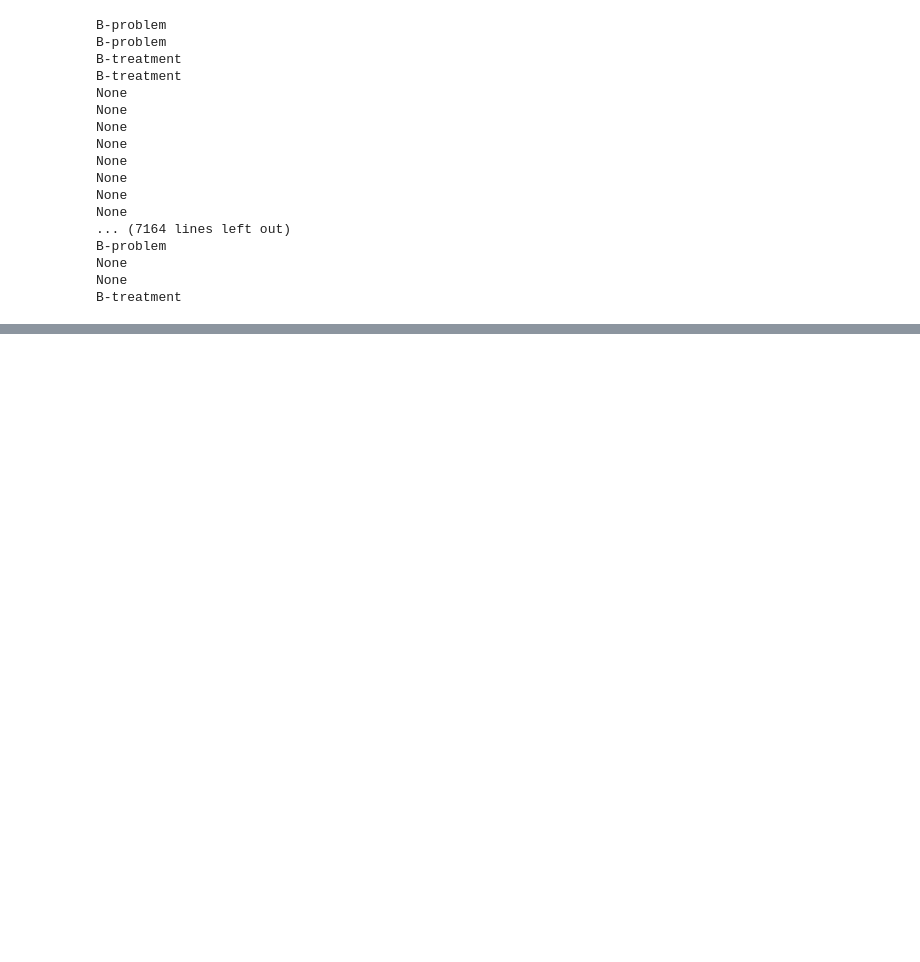
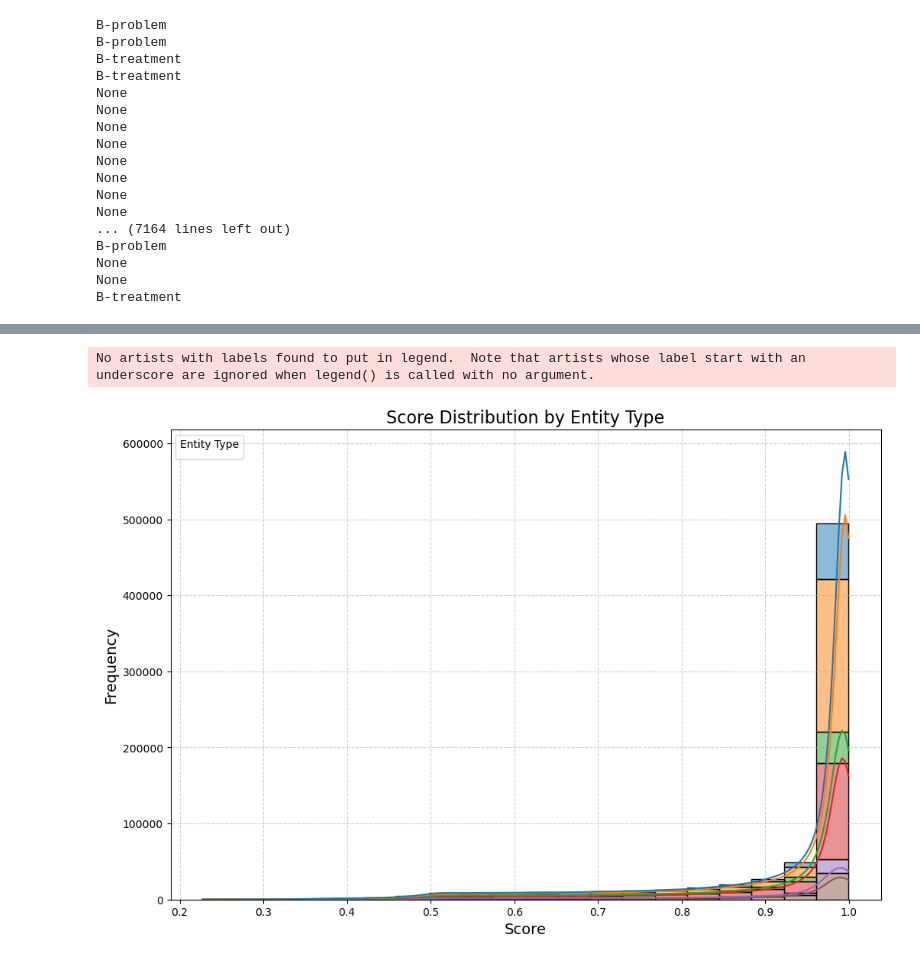
Before and after one commit to rmr284/NLP_project, a Jupyter notebook: task_3.ipynb, the cells around one changed output, grey strips where cells are left out. Drawn from its saved outputs; the diff is of its cells as text; code cells hidden in the pictures; blank space fills up the shorter version.

```diff
--- a/task_3.ipynb
+++ b/task_3.ipynb
@@ -320,0 +417,22 @@ B-treatment
+# %%
+import matplotlib.pyplot as plt
+import seaborn as sns
+import pandas as pd
+
+# Assuming `entities` is a list of dictionaries with "entity" and "score" as keys
+df = pd.DataFrame(entities)
+
+# Plot the histogram for each entity type
+plt.figure(figsize=(12, 8))
+sns.histplot(data=df, x="score", hue="entity", bins=20, kde=True, palette="tab10", multiple="stack")
+
+# Customize the plot
+plt.title("Score Distribution by Entity Type", fontsize=16)
+plt.xlabel("Score", fontsize=14)
+plt.ylabel("Frequency", fontsize=14)
+plt.legend(title="Entity Type")
+plt.grid(True, linestyle='--', alpha=0.6)
+plt.show()
+# %% [output]
+No artists with labels found to put in legend.  Note that artists whose label start with an underscore are ignored when legend() is called with no argument.
+[figure, added]
```
Also changed, not shown: parts of 8 cells of this notebook.
